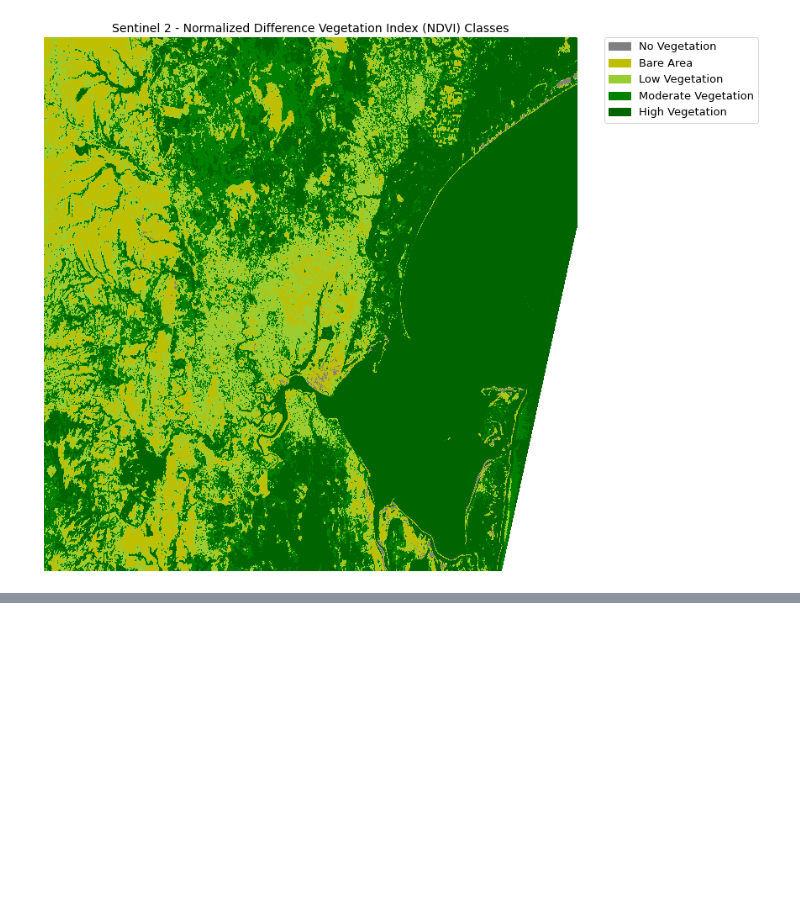
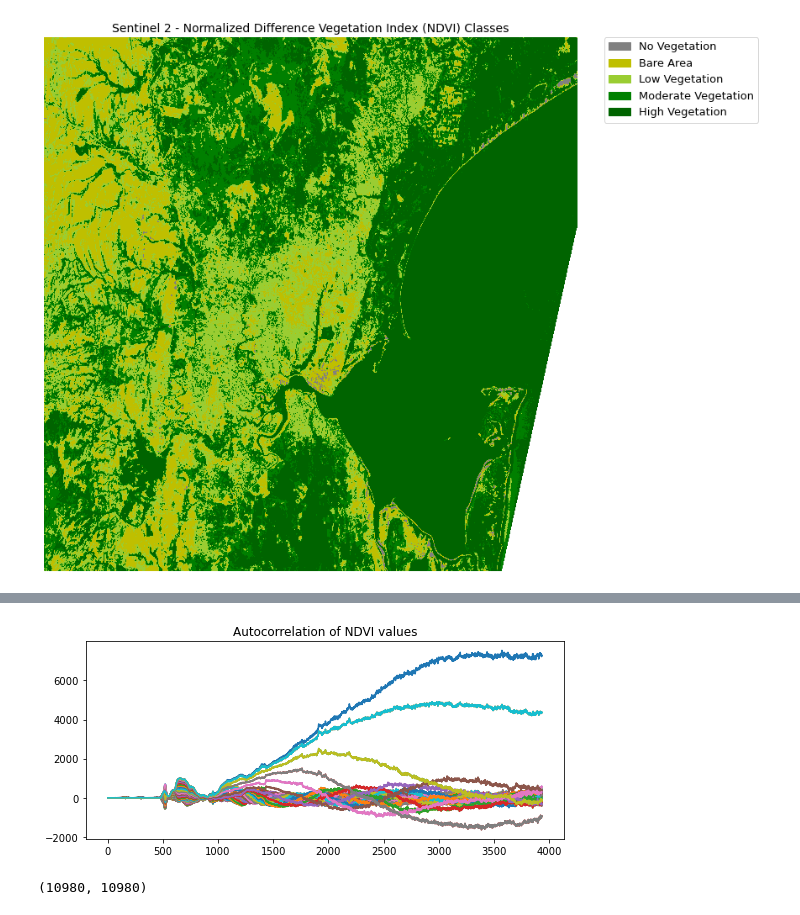
Before and after one commit to bright-aimable/teambright-aimable, a Jupyter notebook: ImageryExplorationMozambique.ipynb, the cells around one changed output, grey strips where cells are left out. Cells and saved outputs as stored; diff of their text form; code cells hidden in the pictures; blank space fills up the shorter version.

```diff
--- a/ImageryExplorationMozambique.ipynb
+++ b/ImageryExplorationMozambique.ipynb
@@ -142,0 +160,17 @@ plt.show()
+# %%
+#Autocorrelation of ndvi values
+import numpy
+from numpy.fft import fft, ifft
+plt.rcParams["figure.figsize"] = [7.50, 3.50]
+plt.title('Autocorrelation of NDVI values')
+dataFT = fft(ndvi, axis=1)
+dataAC = ifft(ndvi * numpy.conjugate(ndvi), axis=1).real
+
+plt.plot(dataAC)
+plt.show()
+# %% [output]
+[figure, added]
+# %%
+ndvi.shape
+# %% [output]
+(10980, 10980)
```
Also changed, not shown: parts of 3 cells of this notebook.
